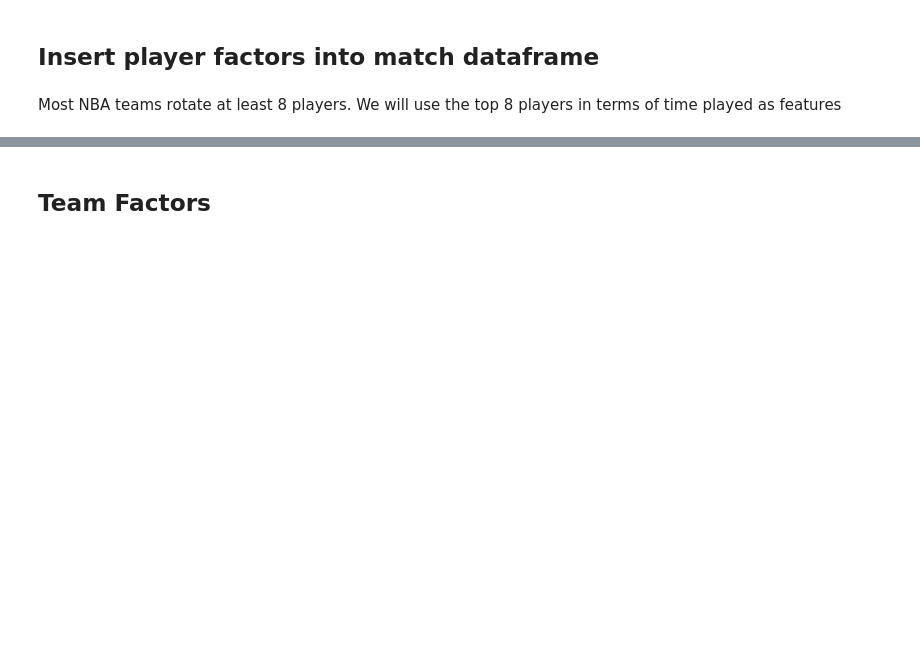
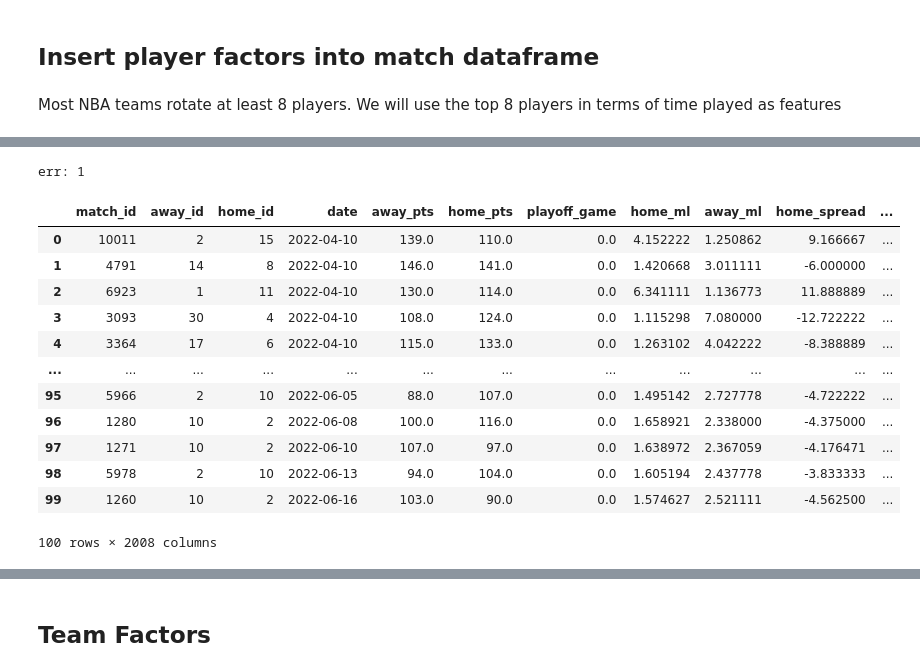
Before and after one commit to wtp43/NBA-Machine-Learning-Research, a Jupyter notebook: Feature Engineering.ipynb, the cells around one changed output, grey strips where cells are left out. Cells and saved outputs as stored; diff of their text form; code cells hidden in the pictures; blank space fills up the shorter version.

```diff
--- a/Feature Engineering.ipynb
+++ b/Feature Engineering.ipynb
@@ -354,0 +426,3 @@ player_dict[3]['sp_ewm_14']
+# %%
+match_df['n_f_players'] = match_df.apply(lambda row: len(get_active_players(row['match_id'], row['favorite_id'], pp_df)), axis=1)
+match_df['n_u_players'] = match_df.apply(lambda row: len(get_active_players(row['match_id'], row['underdog_id'], pp_df)), axis=1)
@@ -407,0 +513,17 @@ def insert_player_features(match_df, player_dict, pp_df):
+# %%
+insert_player_features(match_df.tail(100), player_dict, pp_df)
+# %% [output]
+err: 1
+|  | match_id | away_id | home_id | date | away_pts | home_pts | playoff_game | home_ml | away_ml | home_spread | ... |
+| 0 | 10011 | 2 | 15 | 2022-04-10 | 139.0 | 110.0 | 0.0 | 4.152222 | 1.250862 | 9.166667 | ... |
+| 1 | 4791 | 14 | 8 | 2022-04-10 | 146.0 | 141.0 | 0.0 | 1.420668 | 3.011111 | -6.000000 | ... |
+| 2 | 6923 | 1 | 11 | 2022-04-10 | 130.0 | 114.0 | 0.0 | 6.341111 | 1.136773 | 11.888889 | ... |
+| 3 | 3093 | 30 | 4 | 2022-04-10 | 108.0 | 124.0 | 0.0 | 1.115298 | 7.080000 | -12.722222 | ... |
+| 4 | 3364 | 17 | 6 | 2022-04-10 | 115.0 | 133.0 | 0.0 | 1.263102 | 4.042222 | -8.388889 | ... |
+| ... | ... | ... | ... | ... | ... | ... | ... | ... | ... | ... | ... |
+| 95 | 5966 | 2 | 10 | 2022-06-05 | 88.0 | 107.0 | 0.0 | 1.495142 | 2.727778 | -4.722222 | ... |
+| 96 | 1280 | 10 | 2 | 2022-06-08 | 100.0 | 116.0 | 0.0 | 1.658921 | 2.338000 | -4.375000 | ... |
+| 97 | 1271 | 10 | 2 | 2022-06-10 | 107.0 | 97.0 | 0.0 | 1.638972 | 2.367059 | -4.176471 | ... |
+| 98 | 5978 | 2 | 10 | 2022-06-13 | 94.0 | 104.0 | 0.0 | 1.605194 | 2.437778 | -3.833333 | ... |
+| 99 | 1260 | 10 | 2 | 2022-06-16 | 103.0 | 90.0 | 0.0 | 1.574627 | 2.521111 | -4.562500 | ... |
+100 rows × 2008 columns
```
Also changed, not shown: parts of 40 cells of this notebook, 9 other files.
